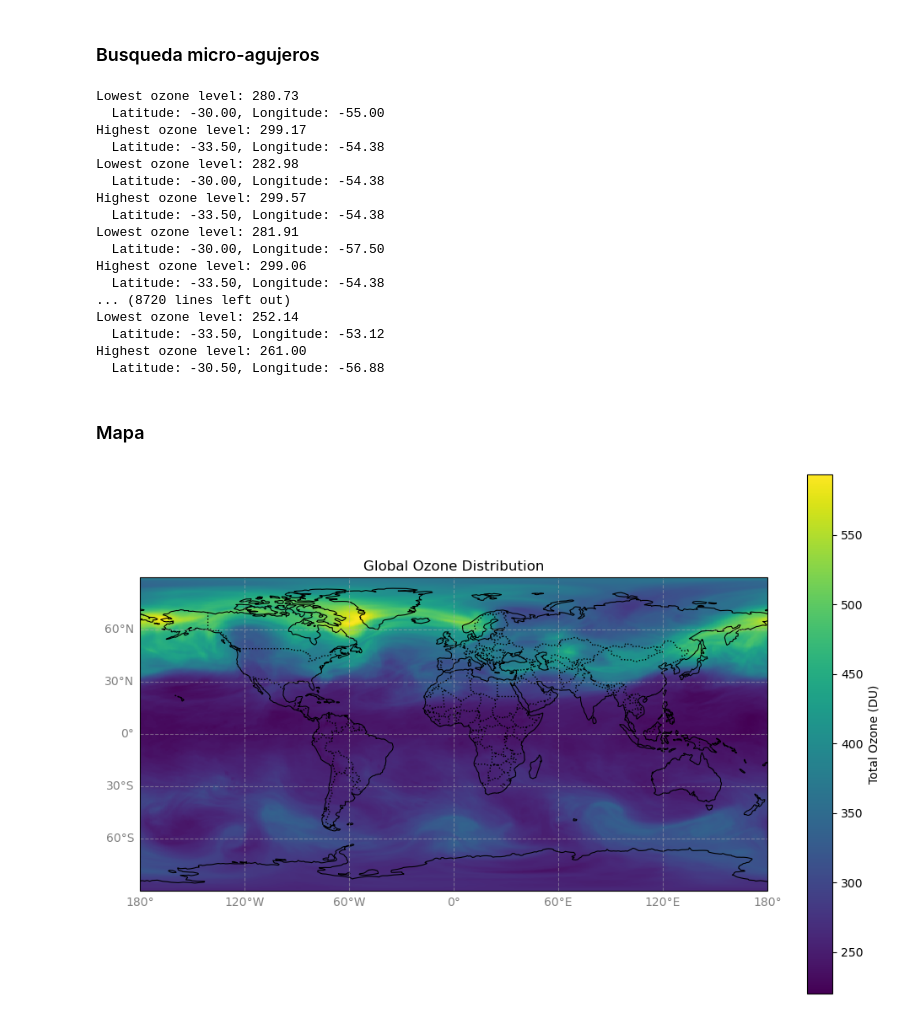
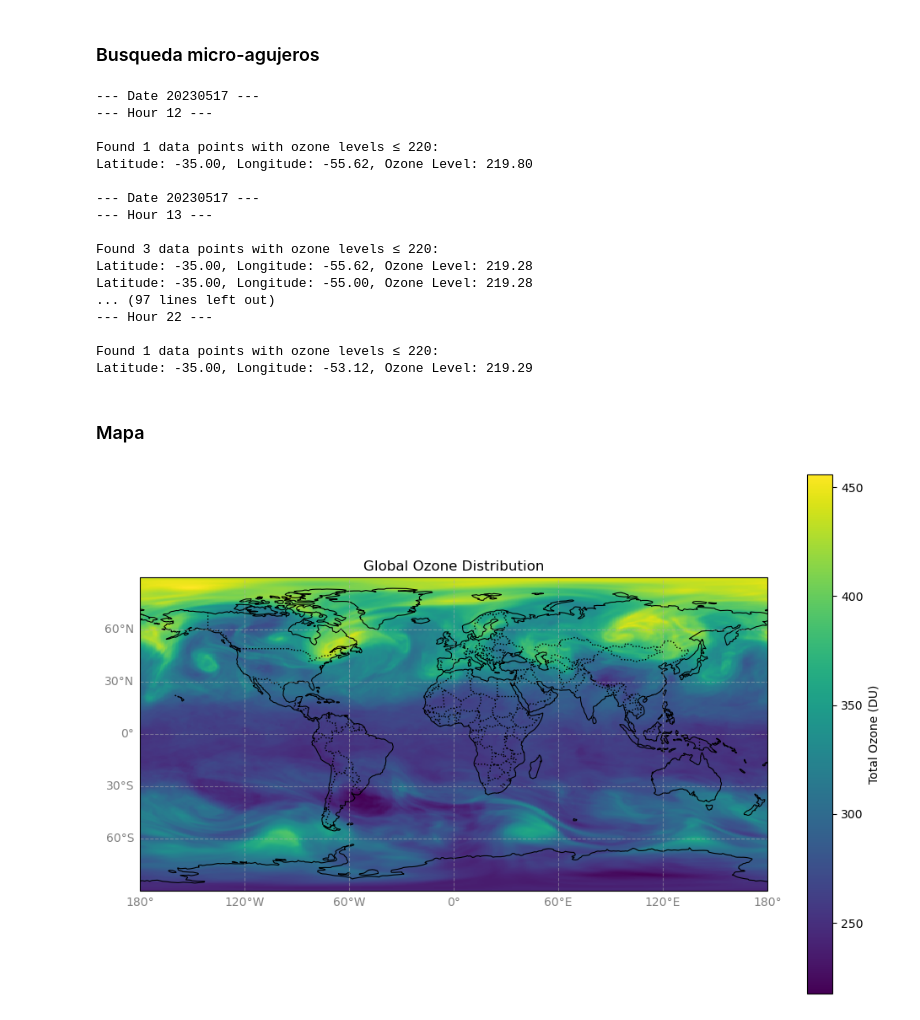
Before and after one commit to Emanuel-Rieiro/OzoneProject, a Jupyter notebook: M2T1NXSLV.ipynb, the cells around one changed output. Cells and saved outputs as stored; diff of their text form; code cells hidden in the pictures.

```diff
--- a/M2T1NXSLV.ipynb
+++ b/M2T1NXSLV.ipynb
@@ -10,6 +10,7 @@ def analyze_hourly_ozone_in_uruguay(file_path, ozone_var="TO3", lat_var="lat", l
 
     try:
 
+        name = file_path[-12:-4]
         # Open the .nc4 file
         with nc.Dataset(file_path, "r") as dataset:
             # Load latitude, longitude, time, and ozone data
@@ -60,10 +61,10 @@ def analyze_hourly_ozone_in_uruguay(file_path, ozone_var="TO3", lat_var="lat", l
                 max_lon = uruguay_lons[max_indices[1][0]]
 
                 # Print the minimum and maximum values
-                print(f"Lowest ozone level: {min_ozone_value:.2f}")
-                print(f"  Latitude: {min_lat:.2f}, Longitude: {min_lon:.2f}")
-                print(f"Highest ozone level: {max_ozone_value:.2f}")
-                print(f"  Latitude: {max_lat:.2f}, Longitude: {max_lon:.2f}")
+                # print(f"Lowest ozone level: {min_ozone_value:.2f}")
+                # print(f"  Latitude: {min_lat:.2f}, Longitude: {min_lon:.2f}")
+                # print(f"Highest ozone level: {max_ozone_value:.2f}")
+                # print(f"  Latitude: {max_lat:.2f}, Longitude: {max_lon:.2f}")
 
                 # Find indices within Uruguay where ozone level is ≤ 220
                 low_ozone_indices = np.where(uruguay_data <= 220)
@@ -73,7 +74,8 @@ def analyze_hourly_ozone_in_uruguay(file_path, ozone_var="TO3", lat_var="lat", l
                     pass
                     # print("No data points with ozone levels ≤ 220 found in Uruguay.")
                 else:
-                    print(f"\n--- Hour {hour + 1} ---")
+                    print(f"\n--- Date {name} ---")
+                    print(f"--- Hour {hour + 1} ---")
                     print(f"\nFound {len(low_ozone_indices[0])} data points with ozone levels ≤ 220:")
                     for idx in range(len(low_ozone_indices[0])):
                         lat = uruguay_lats[low_ozone_indices[0][idx]]
@@ -92,23 +94,23 @@ def main():
 if __name__ == "__main__":
     main()
 # %% [output]
-Lowest ozone level: 280.73
-  Latitude: -30.00, Longitude: -55.00
-Highest ozone level: 299.17
-  Latitude: -33.50, Longitude: -54.38
-Lowest ozone level: 282.98
-  Latitude: -30.00, Longitude: -54.38
-Highest ozone level: 299.57
-  Latitude: -33.50, Longitude: -54.38
-Lowest ozone level: 281.91
-  Latitude: -30.00, Longitude: -57.50
-Highest ozone level: 299.06
-  Latitude: -33.50, Longitude: -54.38
-... (8720 lines left out)
-Lowest ozone level: 252.14
-  Latitude: -33.50, Longitude: -53.12
-Highest ozone level: 261.00
-  Latitude: -30.50, Longitude: -56.88
+--- Date 20230517 ---
+--- Hour 12 ---
+
+Found 1 data points with ozone levels ≤ 220:
+Latitude: -35.00, Longitude: -55.62, Ozone Level: 219.80
+
+--- Date 20230517 ---
+--- Hour 13 ---
+
+Found 3 data points with ozone levels ≤ 220:
+Latitude: -35.00, Longitude: -55.62, Ozone Level: 219.28
+Latitude: -35.00, Longitude: -55.00, Ozone Level: 219.28
+... (97 lines left out)
+--- Hour 22 ---
+
+Found 1 data points with ozone levels ≤ 220:
+Latitude: -35.00, Longitude: -53.12, Ozone Level: 219.29
 # %% [markdown]
 ### Mapa
 # %%
@@ -119,13 +121,13 @@ import cartopy.feature as cfeature
 import matplotlib.pyplot as plt
 from netCDF4 import Dataset
 # Open the NetCDF file
-file_path = "./M2T1NXSLV/MERRA2_400.tavg1_2d_slv_Nx.20240201.nc4"  # Replace with your file path
+file_path = "./M2T1NXSLV/MERRA2_400.tavg1_2d_slv_Nx.20230517.nc4"  # Replace with your file path
 nc_data = Dataset(file_path, mode='r')
 
 # Extract the data
 lon = nc_data.variables['lon'][:]  # Longitude
 lat = nc_data.variables['lat'][:]  # Latitude
-ozone = nc_data.variables['TO3'][3, :, :]  # Select the first time step for TO3 (Total Ozone)
+ozone = nc_data.variables['TO3'][16, :, :]  # Select the first time step for TO3 (Total Ozone)
 
 # Create the plot
 plt.figure(figsize=(12, 8))
@@ -133,31 +135,31 @@ ax = plt.axes(projection=ccrs.PlateCarree())  # Use PlateCarree projection (lati
 
 # Add world map features
 ax.add_feature(cfeature.BORDERS, linestyle=':')
 ax.add_feature(cfeature.COASTLINE, linewidth=0.8)
 ax.add_feature(cfeature.LAND, edgecolor='black', facecolor='lightgray')
 ax.add_feature(cfeature.OCEAN, facecolor='lightblue')
 
 # Plot the ozone data on the map
 mesh = plt.pcolormesh(lon, lat, ozone, transform=ccrs.PlateCarree(), cmap='viridis')
 plt.colorbar(mesh, orientation='vertical', label='Total Ozone (DU)')  # Adjust label based on your units
 
 # Add gridlines and labels
 gridlines = ax.gridlines(draw_labels=True, linestyle='--', alpha=0.5)
 gridlines.xlabels_top = False  # Disable labels at the top
 gridlines.ylabels_right = False  # Disable labels on the right
 gridlines.xlabel_style = {'size': 10, 'color': 'gray'}
 gridlines.ylabel_style = {'size': 10, 'color': 'gray'}
 
 # Set x and y ticks
 #ax.set_xticks(range(-180, 181, 30), crs=ccrs.PlateCarree())  # Longitude from -180 to 180
 #ax.set_yticks(range(-90, 91, 15), crs=ccrs.PlateCarree())  # Latitude from -90 to 90
 
 # Add title
 plt.title('Global Ozone Distribution')
 plt.xlabel('Longitude')
 plt.ylabel('Latitude')
 
 # Show the plot
 plt.show()
 # %% [output]
-[figure, old version]
+[figure, new version]
```
Also changed, not shown: 5 other files.
